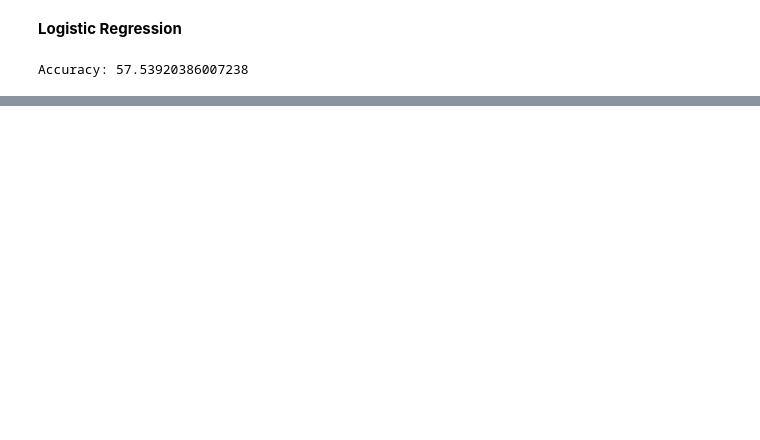
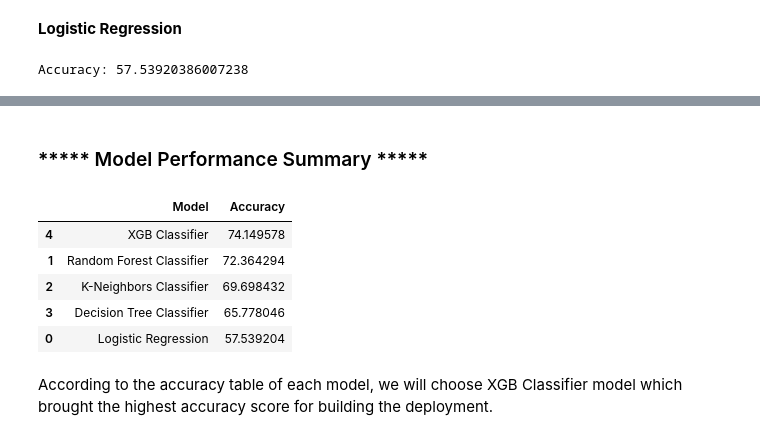
Before and after one commit to quangLinh9038/pds-group-project, a Jupyter notebook: assignment3.ipynb, the cells around one changed output, grey strips where cells are left out. Saved outputs shown, nothing was run; the diff lists cells and outputs as text; code cells hidden in the pictures; blank space fills up the shorter version.

Commit message:
choose model for deploy

```diff
--- a/assignment3.ipynb
+++ b/assignment3.ipynb
@@ -535,9 +535,8 @@ X_train
 # %% [markdown]
 <b>Decision Tree Classifier</b>
 # %%
-from sklearn import tree
-clf = tree.DecisionTreeClassifier()
-clf.fit(X_train, y_train)
+DT_Model = DecisionTreeClassifier()
+DT_Model.fit(X_train, y_train)
 # %% [output]
 DecisionTreeClassifier()
 # %%
@@ -552,11 +551,11 @@ print("{:.4f} average error".format(average_error))
 # %% [output]
 0.0044 average error
 # %%
-preds2 = clf.predict(X_test)
+DT_Predict2 = DT_Model.predict(X_test)
 
-accuracy = clf.score(X_test, y_test)
-print("Test Accuracy for test: {:.4f}".format(accuracy*100))
+DT_Accuracy = DT_Model.score(X_test, y_test)*100
+print("Accuracy for test: {:.4f}".format(DT_Accuracy))
 
-average_error = (abs(y_test - preds2)).mean()
+average_error = (abs(y_test - DT_Predict2)).mean()
 print("{:.4f} average error".format(average_error))
 # %% [output]
@@ -603 +604,25 @@ print("Accuracy: " + str(XGB_Accuracy))
 Accuracy: 74.14957780458383
+# %% [markdown]
+<h3>***** Model Performance Summary *****</h3>
+# %%
+model_performance_accuracy = pd.DataFrame({'Model': ['Logistic Regression',
+                                                      'Random Forest Classifier',
+                                                      'K-Neighbors Classifier',
+                                                      'Decision Tree Classifier',
+                                                      'XGB Classifier'],
+                                            'Accuracy': [LR_Accuracy,
+                                                         RFC_Accuracy,
+                                                         KNN_Accuracy,
+                                                         DT_Accuracy,
+                                                         XGB_Accuracy]})
+# %%
+model_performance_accuracy.sort_values(by = "Accuracy", ascending = False)
+# %% [output]
+|  | Model | Accuracy |
+| 4 | XGB Classifier | 74.149578 |
+| 1 | Random Forest Classifier | 72.364294 |
+| 2 | K-Neighbors Classifier | 69.698432 |
+| 3 | Decision Tree Classifier | 65.778046 |
+| 0 | Logistic Regression | 57.539204 |
+# %% [markdown]
+According to the accuracy table of each model, we will choose XGB Classifier model which brought the highest accuracy score for building the deployment.
```
Also changed, not shown: parts of 10 cells of this notebook, 1 other file.
